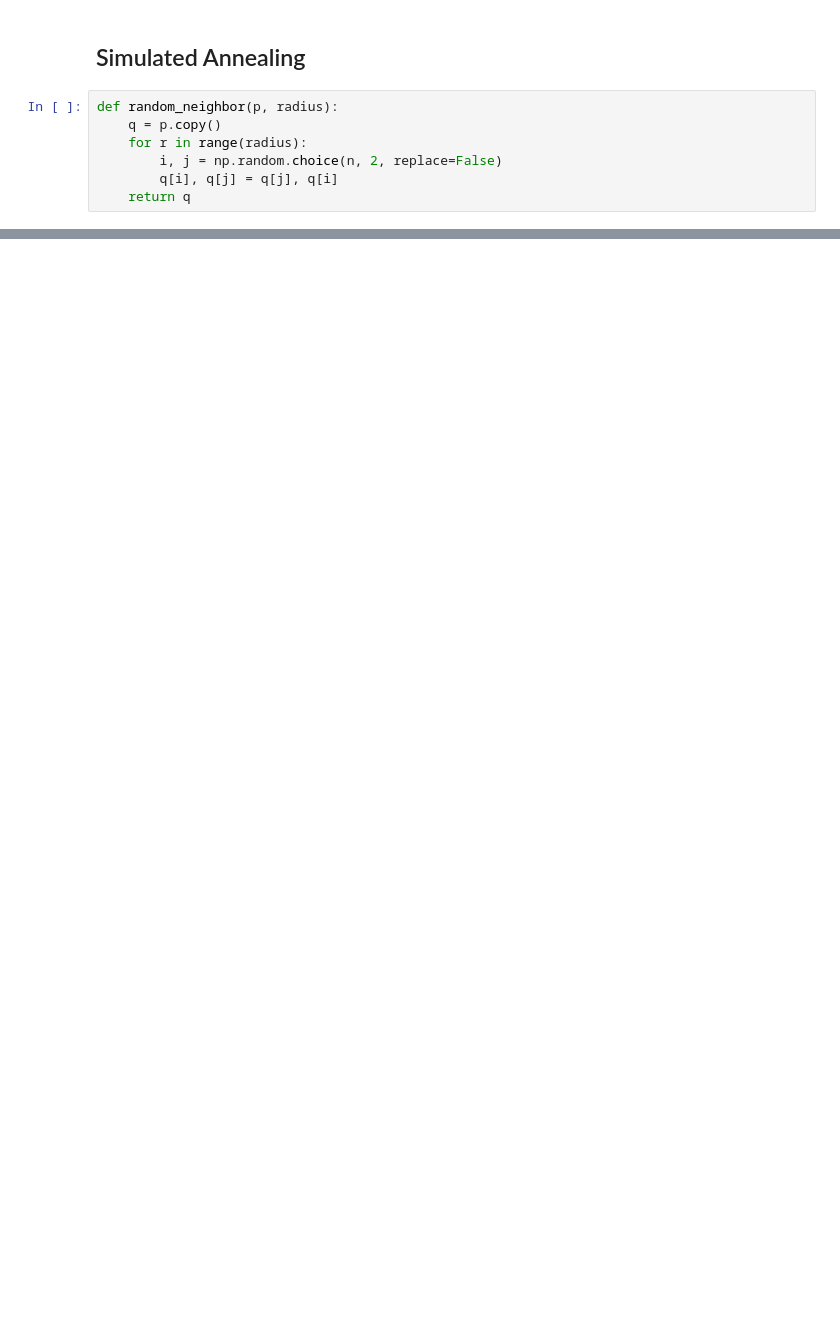
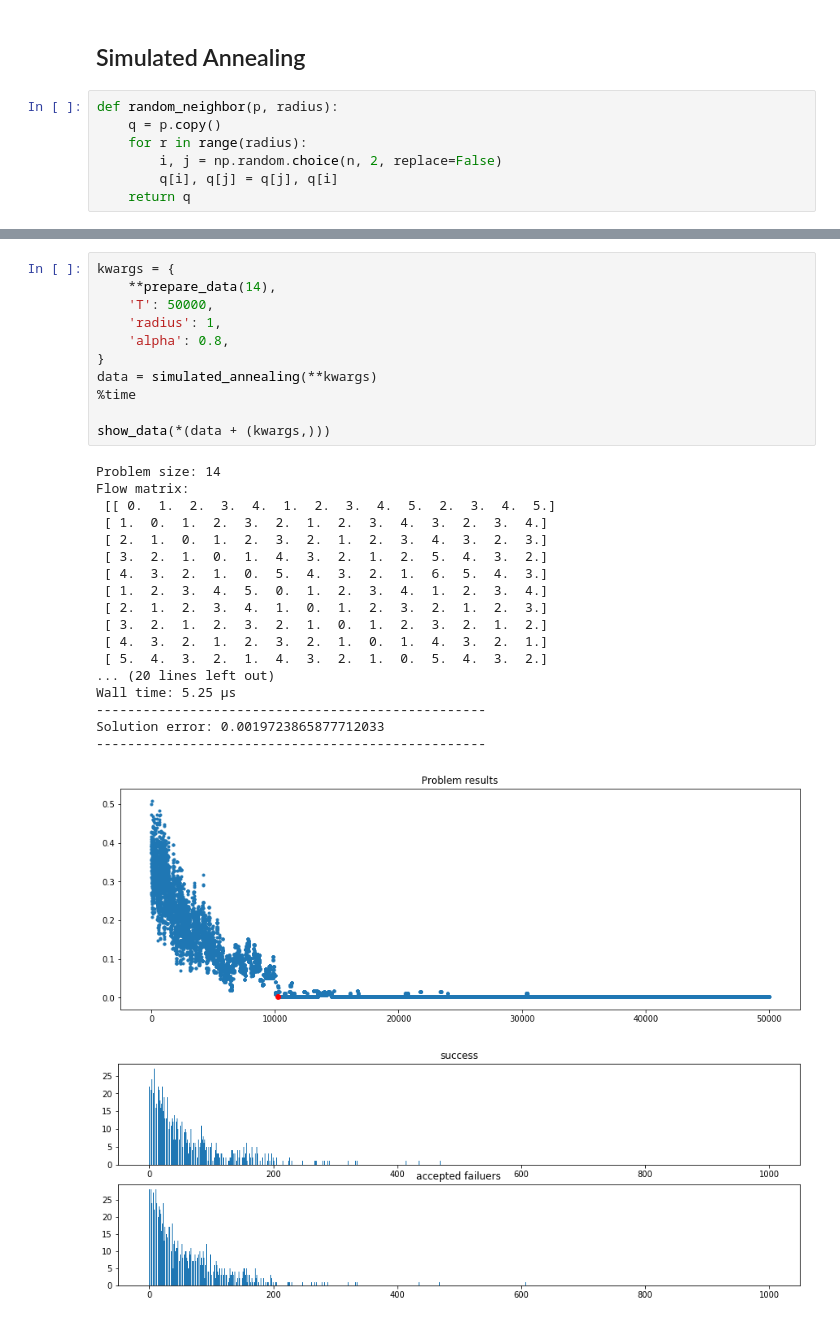
Before and after one commit to kkulczak/evolutional-algorithms, a Jupyter notebook: list01/AE2018_Simulated_Annealing_Demo.ipynb, the cells around one changed output, grey strips where cells are left out. Saved outputs shown, nothing was run; the diff lists cells and outputs as text; blank space fills up the shorter version.

```diff
--- a/list01/AE2018_Simulated_Annealing_Demo.ipynb
+++ b/list01/AE2018_Simulated_Annealing_Demo.ipynb
@@ -157,0 +251,31 @@ plt.show()
+# %%
+kwargs = {
+    **prepare_data(14),
+    'T': 50000,
+    'radius': 1,
+    'alpha': 0.8,
+}
+data = simulated_annealing(**kwargs)
+%time
+
+show_data(*(data + (kwargs,)))
+# %% [output]
+Problem size: 14
+Flow matrix:
+ [[ 0.  1.  2.  3.  4.  1.  2.  3.  4.  5.  2.  3.  4.  5.]
+ [ 1.  0.  1.  2.  3.  2.  1.  2.  3.  4.  3.  2.  3.  4.]
+ [ 2.  1.  0.  1.  2.  3.  2.  1.  2.  3.  4.  3.  2.  3.]
+ [ 3.  2.  1.  0.  1.  4.  3.  2.  1.  2.  5.  4.  3.  2.]
+ [ 4.  3.  2.  1.  0.  5.  4.  3.  2.  1.  6.  5.  4.  3.]
+ [ 1.  2.  3.  4.  5.  0.  1.  2.  3.  4.  1.  2.  3.  4.]
+ [ 2.  1.  2.  3.  4.  1.  0.  1.  2.  3.  2.  1.  2.  3.]
+ [ 3.  2.  1.  2.  3.  2.  1.  0.  1.  2.  3.  2.  1.  2.]
+ [ 4.  3.  2.  1.  2.  3.  2.  1.  0.  1.  4.  3.  2.  1.]
+ [ 5.  4.  3.  2.  1.  4.  3.  2.  1.  0.  5.  4.  3.  2.]
+... (20 lines left out)
+Wall time: 5.25 µs
+--------------------------------------------------
+Solution error: 0.0019723865877712033
+--------------------------------------------------
+[figure, added]
+[figure, added]
```
Also changed, not shown: parts of 18 cells of this notebook, 2 other files.
